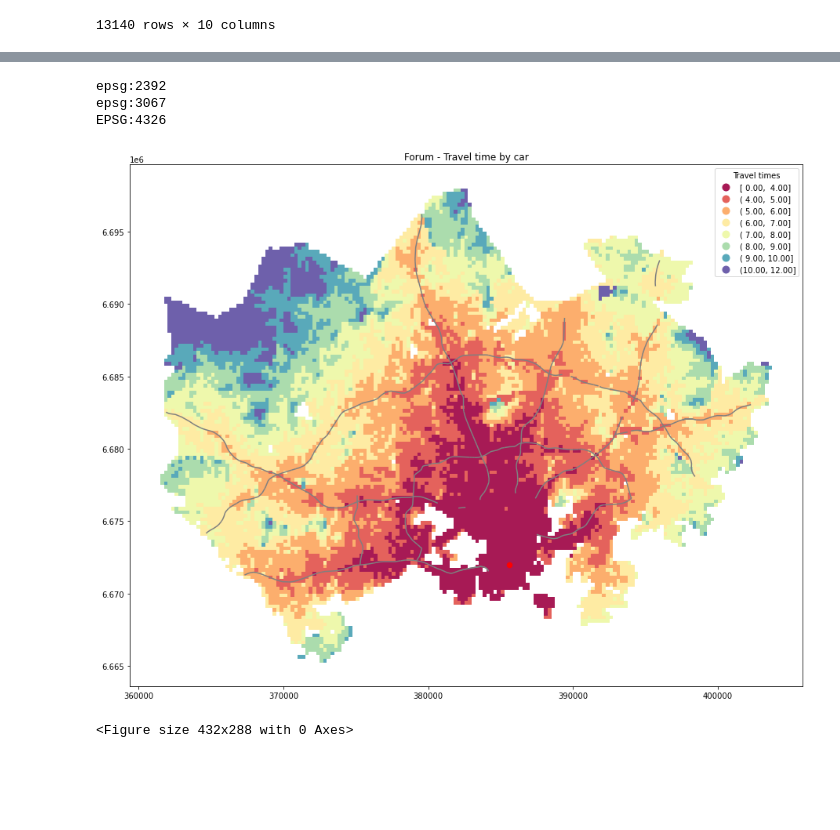
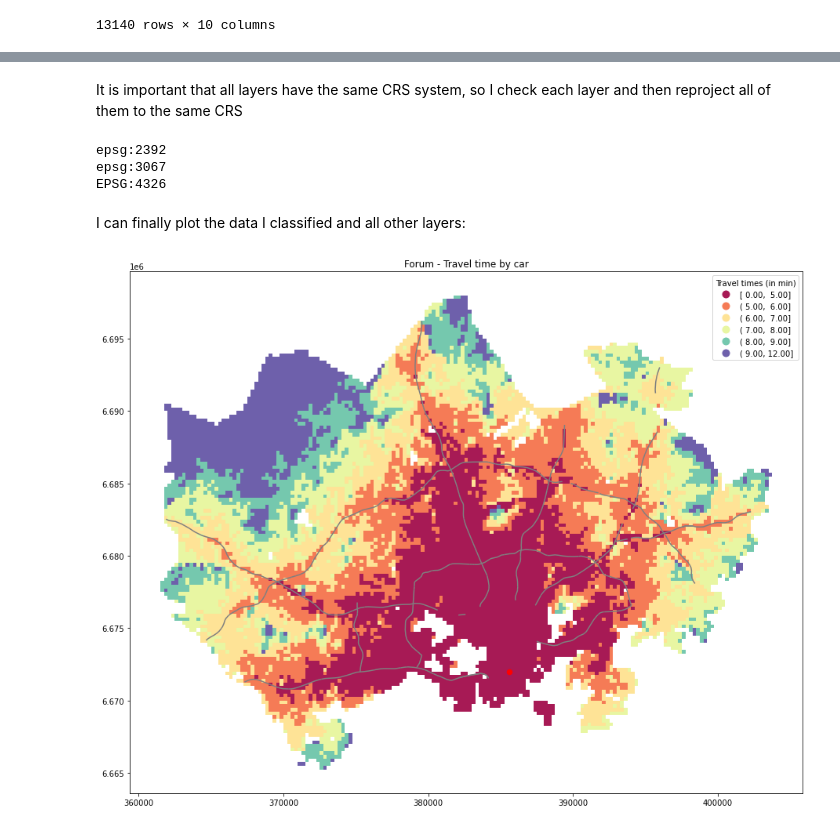
Before and after one commit to AutoGIS-2020/exercise-5-mulaclel, a Jupyter notebook: StaticMap.ipynb, the cells around one changed output, grey strips where cells are left out. Drawn from its saved outputs; the diff is of its cells as text; code cells hidden in the pictures; blank space fills up the shorter version.

```diff
--- a/StaticMap.ipynb
+++ b/StaticMap.ipynb
@@ -66,10 +102,16 @@ data_geo
 # %%
+# Determine the file path and read the file
 fp = 'data/shopping_centers.txt'
 data_forum = pd.read_csv(fp, sep=';')
 
+# Import the module
 from geopandas.tools import geocode
 
+# Select the specific row
 data_forum = data_forum.iloc[1]
 
-# Geocode the addresses using Nominatim
-geo = geocode(data_forum['ADDRESS'], provider='nominatim', user_agent='autogis_CM', timeout=10)
+# Geocode the address using Nominatim
+geo = geocode(data_forum['addr'], provider='nominatim', user_agent='autogis_CM', timeout=10)
+
+# Check the data
+geo
@@ -82,5 +125,7 @@ geo
 roads_fp = "data/roads.shp"
 roads = gpd.read_file(roads_fp)
+# %% [markdown]
+It is important that all layers have the same CRS system, so I check each layer and then reproject all of them to the same CRS
 # %%
 # Check the crs of each layer
 print(roads.crs)
@@ -94,30 +139,31 @@ EPSG:4326
 # Reproject geometries to ETRS89 / TM35FIN based on the grid crs:
 roads = roads.to_crs(crs=grid.crs)
 geo = geo.to_crs(crs=grid.crs)
+# %% [markdown]
+I can finally plot the data I classified and all other layers:
 # %%
+# Control figure size
 fig, ax = plt.subplots(figsize=(16,10))
 
 # Visualize the travel times
-data_geo.plot(ax=ax, column='car_r_t_cl', linewidth=0.03, cmap="Spectral", scheme="quantiles", k=12, alpha=0.9, legend=True)
+data_geo.plot(ax=ax, column='car_r_t_cl', linewidth=0.03, cmap="Spectral", scheme='quantiles', k=6, alpha=0.9, legend=True)
 
+# Set a title for the map
 ax.set_title("Forum - Travel time by car")
 
 # Set a title for the legend
-ax.get_legend().set_title("Travel times")
+ax.get_legend().set_title("Travel times (in min)")
 
-
-# Add roads on top of the grid
+# Add roads and shopping center's location on top of the grid
 # (use ax parameter to define the map on top of which the second items are plotted)
 roads.plot(ax=ax, color="grey", linewidth=1.5)
-
 geo.plot(ax=ax, color="red", linewidth=1.5)
 
 # Remove the empty white-space around the axes
 plt.tight_layout()
+
+# Save the figure in png
+outfp = "docs/forum_accessibility.png"
+plt.savefig(outfp, dpi=300)
 # %% [output]
-[figure, old version]
+[figure, new version]
-# %%
-outfp = "docs/forum_accessibility.png"
-plt.savefig(outfp, dpi=300)
-# %% [output]
-<Figure size 432x288 with 0 Axes>
```
Also changed, not shown: parts of 14 cells of this notebook, 16 other files.
